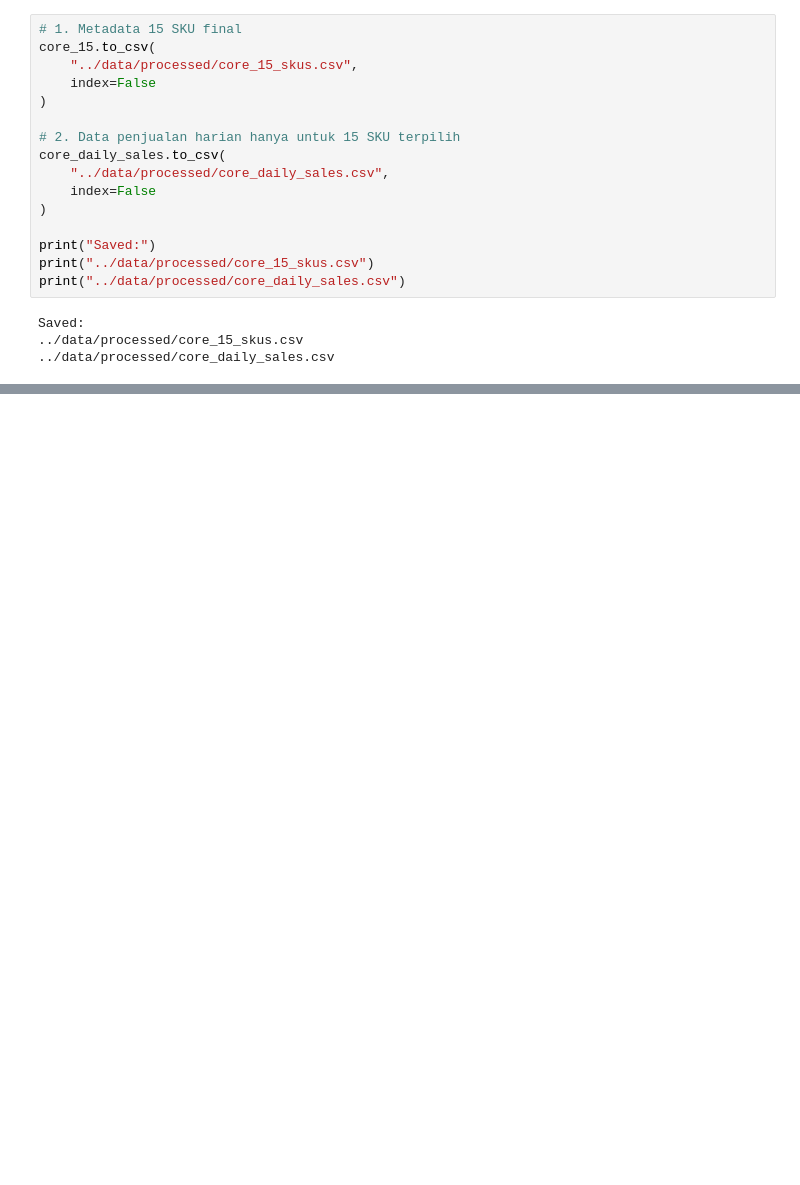
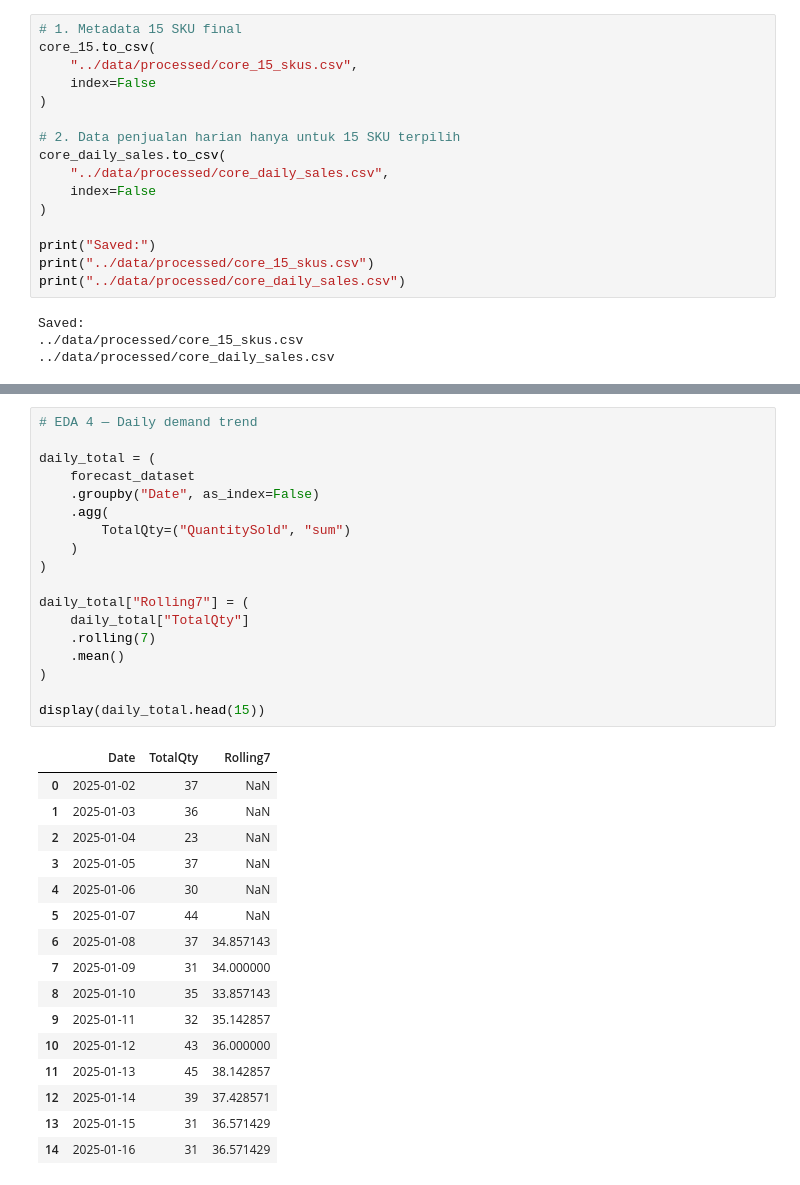
Before and after one commit to Verenadarsy/suplyze_ai, a Jupyter notebook: notebooks/01_data_exploration.ipynb, the cells around one changed output, grey strips where cells are left out. Saved outputs shown, nothing was run; the diff lists cells and outputs as text; blank space fills up the shorter version.

```diff
--- a/notebooks/01_data_exploration.ipynb
+++ b/notebooks/01_data_exploration.ipynb
@@ -977,0 +1387,35 @@ Saved:
+# %%
+# EDA 4 — Daily demand trend
+
+daily_total = (
+    forecast_dataset
+    .groupby("Date", as_index=False)
+    .agg(
+        TotalQty=("QuantitySold", "sum")
+    )
+)
+
+daily_total["Rolling7"] = (
+    daily_total["TotalQty"]
+    .rolling(7)
+    .mean()
+)
+
+display(daily_total.head(15))
+# %% [output]
+|  | Date | TotalQty | Rolling7 |
+| 0 | 2025-01-02 | 37 | NaN |
+| 1 | 2025-01-03 | 36 | NaN |
+| 2 | 2025-01-04 | 23 | NaN |
+| 3 | 2025-01-05 | 37 | NaN |
+| 4 | 2025-01-06 | 30 | NaN |
+| 5 | 2025-01-07 | 44 | NaN |
+| 6 | 2025-01-08 | 37 | 34.857143 |
+| 7 | 2025-01-09 | 31 | 34.000000 |
+| 8 | 2025-01-10 | 35 | 33.857143 |
+| 9 | 2025-01-11 | 32 | 35.142857 |
+| 10 | 2025-01-12 | 43 | 36.000000 |
+| 11 | 2025-01-13 | 45 | 38.142857 |
+| 12 | 2025-01-14 | 39 | 37.428571 |
+| 13 | 2025-01-15 | 31 | 36.571429 |
+| 14 | 2025-01-16 | 31 | 36.571429 |
```
Also changed, not shown: parts of 27 cells of this notebook, 1 other file.
